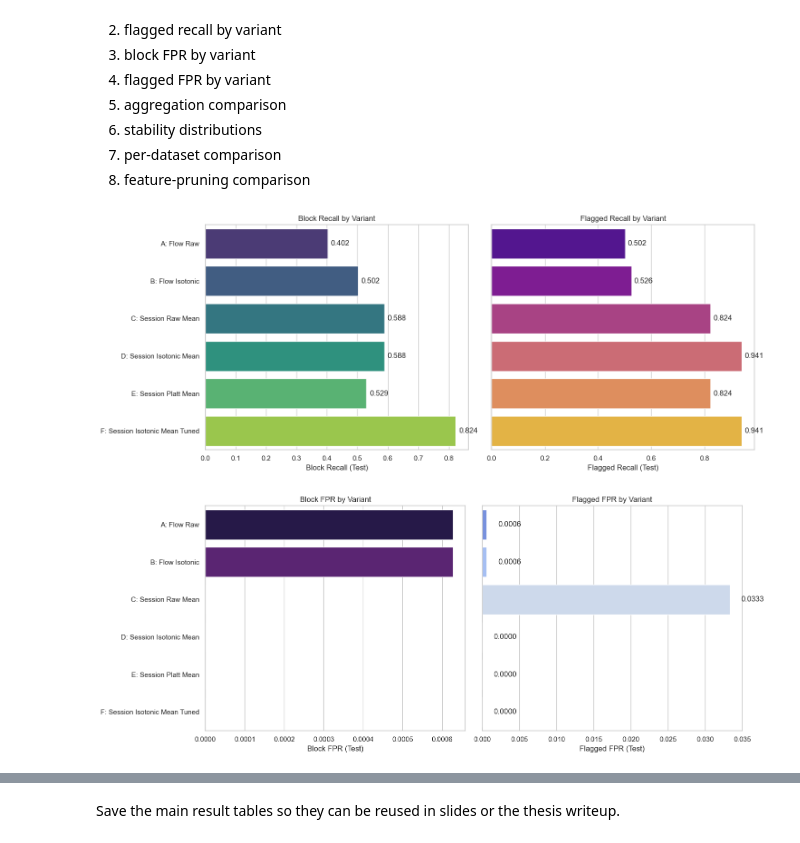
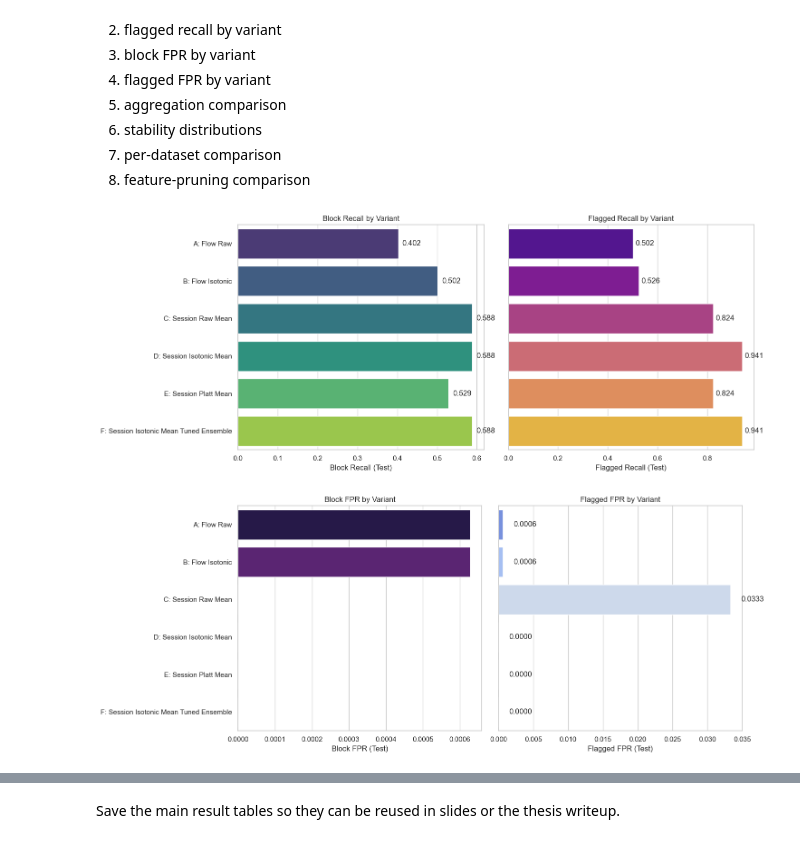
Before and after one commit to MalinaDumitrescu/ai-vpn-firewall, a Jupyter notebook: notebooks/21_firewall_objective_optimization.ipynb, the cells around one changed output, grey strips where cells are left out. Drawn from its saved outputs; the diff is of its cells as text; code cells hidden in the pictures.

```diff
--- a/notebooks/21_firewall_objective_optimization.ipynb
+++ b/notebooks/21_firewall_objective_optimization.ipynb
@@ -703,0 +733,20 @@ Tuned predictions shape: (19908, 12)
+# %%
+# Load tuned family params from the new firewall-objective tuning
+# NOTE: You must ensure these JSON files exist (e.g. by running an updated tuning script)
+xgb_params_path  = paths.artifacts_dir / "optuna_xgboost_firewall_best_params.json"
+cat_params_path  = paths.artifacts_dir / "optuna_catboost_firewall_best_params.json"
+lgbm_params_path = paths.artifacts_dir / "optuna_lgbm_firewall_best_params.json"
+
+print("Checking tuned ensemble param files...")
+print("XGB :", xgb_params_path, xgb_params_path.exists())
+print("CAT :", cat_params_path, cat_params_path.exists())
+print("LGBM:", lgbm_params_path, lgbm_params_path.exists())
+
+xgb_params_ens  = load_best_params_json(xgb_params_path, "XGBoost")
+cat_params_ens  = load_best_params_json(cat_params_path, "CatBoost")
+lgbm_params_ens = load_best_params_json(lgbm_params_path, "LightGBM")
+
+print("Loaded tuned ensemble params:")
+print("\nXGB:", xgb_params_ens)
+print("\nCAT:", cat_params_ens)
+print("\nLGBM:", lgbm_params_ens)
@@ -709,25 +832,34 @@ if not baseline_preds_path.exists():
     raise FileNotFoundError(f"Missing baseline predictions: {baseline_preds_path}")
 
 df_preds_base = pd.read_csv(baseline_preds_path)
-df_preds_tuned = pd.read_csv(tuned_preds_path)
+df_preds_tuned = pd.read_csv(tuned_preds_path)  # single XGBoost tuned artifact
+df_preds_tuned_ens = pd.read_csv(tuned_ensemble_preds_path)  # tuned ensemble artifact
 
 expected_pred_cols = {
     "capture_id", "dataset", "label", "flow_id",
     "prob_raw", "prob_iso", "prob_platt", "prob", "split"
 }
-for name, dfp in [("baseline", df_preds_base), ("tuned", df_preds_tuned)]:
+for name, dfp in [
+    ("baseline", df_preds_base),
+    ("tuned_single_xgb", df_preds_tuned),
+    ("tuned_ensemble", df_preds_tuned_ens),
+]:
     missing = expected_pred_cols - set(dfp.columns)
     if missing:
         raise ValueError(f"{name} predictions missing columns: {sorted(missing)}")
 
 print("Baseline predictions shape:", df_preds_base.shape)
 print("Tuned predictions shape:", df_preds_tuned.shape)
+print("Tuned ensemble predictions shape:", df_preds_tuned_ens.shape)
 
 print("\nBaseline columns:")
 print(df_preds_base.columns.tolist())
 
 print("\nTuned columns:")
 print(df_preds_tuned.columns.tolist())
+
+print("\nTuned ensemble columns:")
+print(df_preds_tuned_ens.columns.tolist())
 # %% [output]
 Baseline predictions shape: (19908, 12)
 Tuned predictions shape: (19908, 12)
@@ -1290,12 +1675,12 @@ Clean plots:
 7. per-dataset comparison
 8. feature-pruning comparison
 # %%
-plot_order = df_ablation["Variant"].tolist()
+plot_order = df_ablation_ens["Variant"].tolist()
 
 fig, axes = plt.subplots(1, 2, figsize=(15, 6))
 
 sns.barplot(
-    data=df_ablation,
+    data=df_ablation_ens,
     x="block_recall",
     y="Variant",
     hue="Variant",
@@ -1313,7 +1698,7 @@ for p in axes[0].patches:
     axes[0].annotate(f"{w:.3f}", (w + 0.01, p.get_y() + p.get_height() / 2), va="center")
 
 sns.barplot(
-    data=df_ablation,
+    data=df_ablation_ens,
     x="flagged_recall",
     y="Variant",
     hue="Variant",
@@ -1337,7 +1722,7 @@ plt.show()
 fig, axes = plt.subplots(1, 2, figsize=(15, 6))
 
 sns.barplot(
-    data=df_ablation,
+    data=df_ablation_ens,
     x="block_fpr",
     y="Variant",
     hue="Variant",
@@ -1348,36 +1733,36 @@ sns.barplot(
     ax=axes[0],
 )
 axes[0].set_title("Block FPR by Variant")
 axes[0].set_xlabel("Block FPR (Test)")
 axes[0].set_ylabel("")
 for p in axes[0].patches:
     w = p.get_width()
     axes[0].annotate(f"{w:.4f}", (w + 0.0015, p.get_y() + p.get_height() / 2), va="center")
 
 sns.barplot(
-    data=df_ablation,
+    data=df_ablation_ens,
     x="flagged_fpr",
     y="Variant",
     hue="Variant",
     dodge=False,
     order=plot_order,
     palette="coolwarm",
     legend=False,
     ax=axes[1],
 )
 axes[1].set_title("Flagged FPR by Variant")
 axes[1].set_xlabel("Flagged FPR (Test)")
 axes[1].set_ylabel("")
 axes[1].tick_params(axis="y", left=False, labelleft=False)
 for p in axes[1].patches:
     w = p.get_width()
     axes[1].annotate(f"{w:.4f}", (w + 0.0015, p.get_y() + p.get_height() / 2), va="center")
 
 plt.tight_layout()
 plt.show()
 # %% [output]
-[figure, old version]
+[figure, new version]
-[figure, old version]
+[figure, new version]
 # %%
 # Aggregation comparison
 fig, axes = plt.subplots(2, 2, figsize=(16, 10))
```
Also changed, not shown: parts of 31 cells of this notebook, 1 other file.
